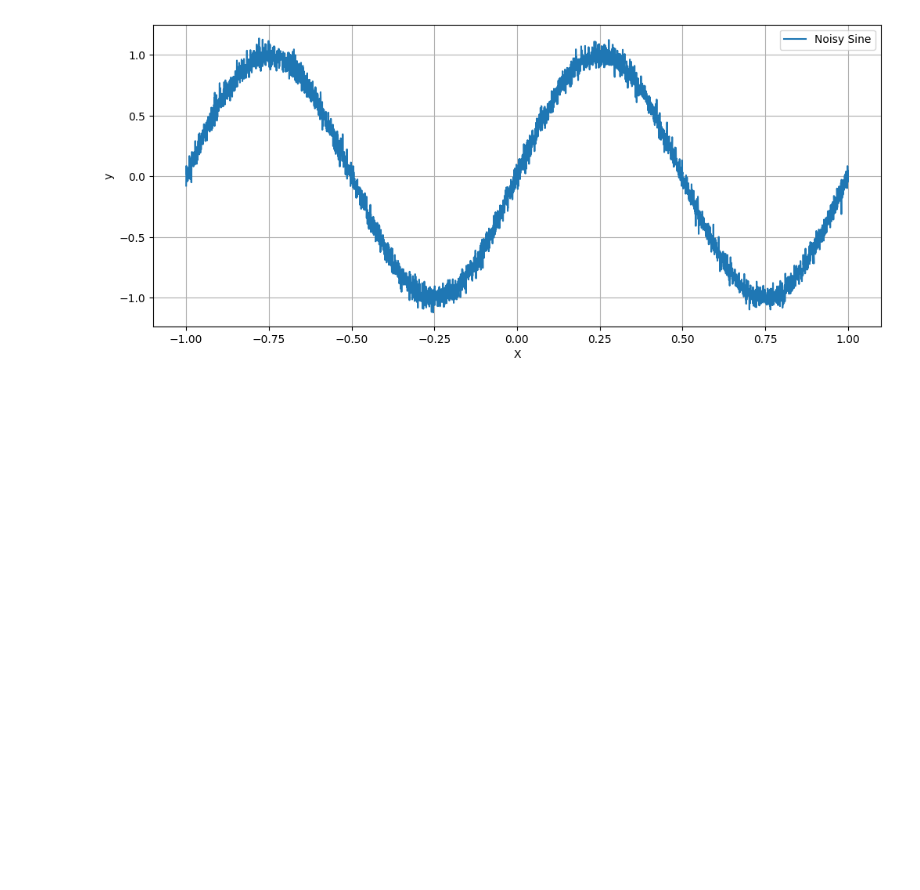
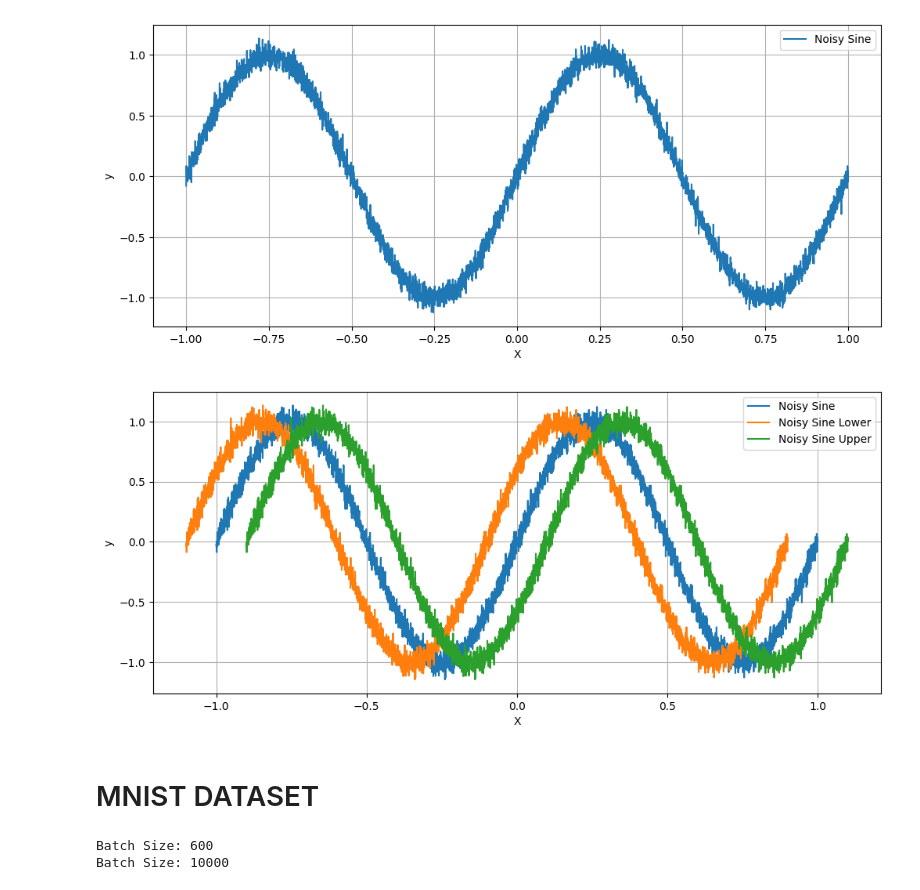
Before and after one commit to apachetechnology/bound_propagation, a Jupyter notebook: src/nbNoisy_sine.ipynb, the cells around one changed output. Drawn from its saved outputs; the diff is of its cells as text; code cells hidden in the pictures; blank space fills up the shorter version.

```diff
--- a/src/nbNoisy_sine.ipynb
+++ b/src/nbNoisy_sine.ipynb
@@ -25,3 +25,26 @@ plt.grid(True)
 plt.show()
 # %% [output]
 [figure]
+# %%
+eps = 0.1
+objHR = HyperRectangle.from_eps(X, eps)
+
+#print(objHR.lower)
+
+plt.figure(figsize=(12,5))
+plt.plot(X, y, label = 'Noisy Sine')
+plt.plot(objHR.lower, y, label = 'Noisy Sine Lower')
+plt.plot(objHR.upper, y, label = 'Noisy Sine Upper')
+
+#plt.xticks(range(0, 360, 10))
+#plt.xticks(rotation=90)
+plt.xlabel('X')
+plt.ylabel('y')
+#plt.title('Pertubation (PGD) vs. Accuracy')
+plt.legend()
+plt.grid(True)
+plt.show()
+# %% [output]
+[figure, added]
+# %% [markdown]
+# MNIST DATASET
@@ -27,0 +111,8 @@ plt.show()
+# %%
+mDLTrain, mDLTest = GetMNISTDS('../../DATA', 100)
+
+print('Batch Size:', len(mDLTrain))
+print('Batch Size:', len(mDLTest))
+# %% [output]
+Batch Size: 600
+Batch Size: 10000
```
Also changed, not shown: parts of 4 cells of this notebook, 2 other files.
